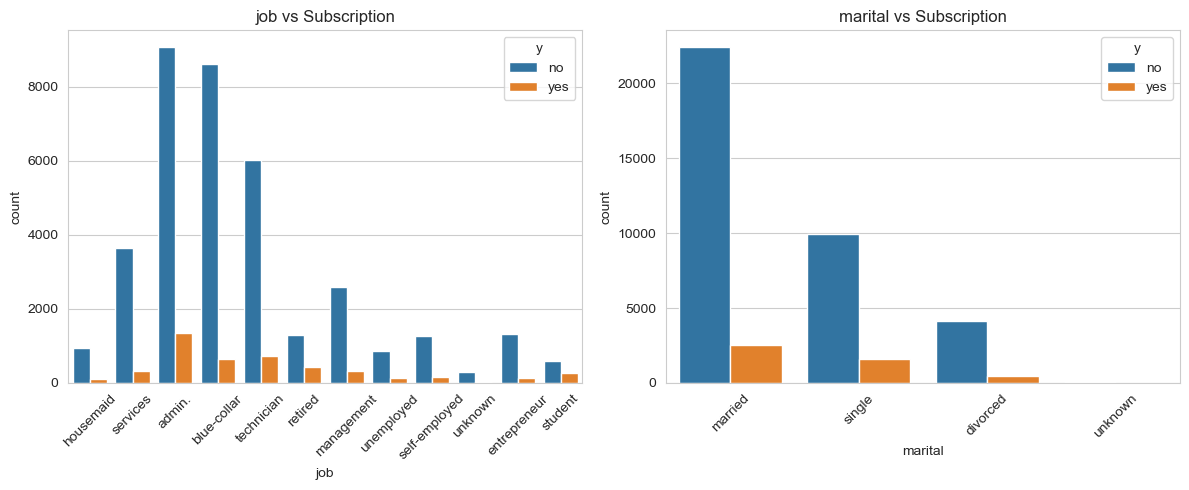
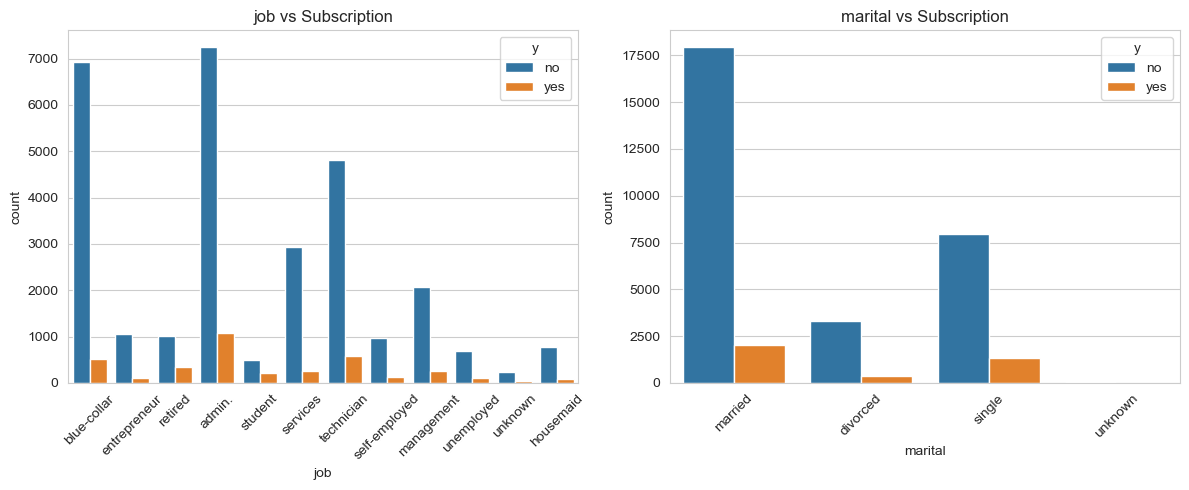
The change to this notebook cell's code, shown as a diff; its figure went from the first image to the second:
--- before
+++ after
@@ -4,5 +4,5 @@
 for i, col in enumerate(cols):
     plt.subplot(1, 2, i + 1)  
-    sns.countplot(x=col, hue='y', data=df)  
+    sns.countplot(x=col, hue='y', data=train_df)  
     plt.xticks(rotation=45)
     plt.title(f"{col} vs Subscription")

Commit: started preprocessing.py - pending categorical_transformer